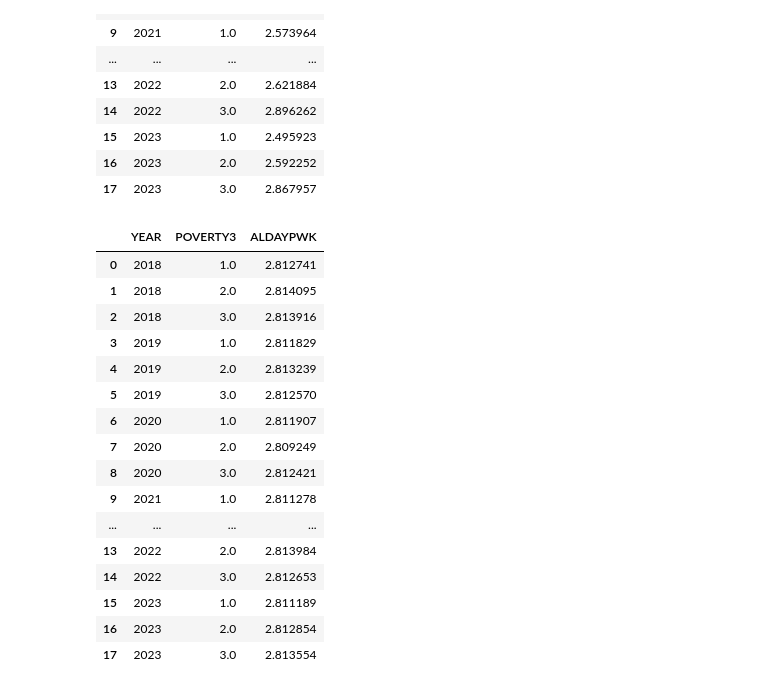
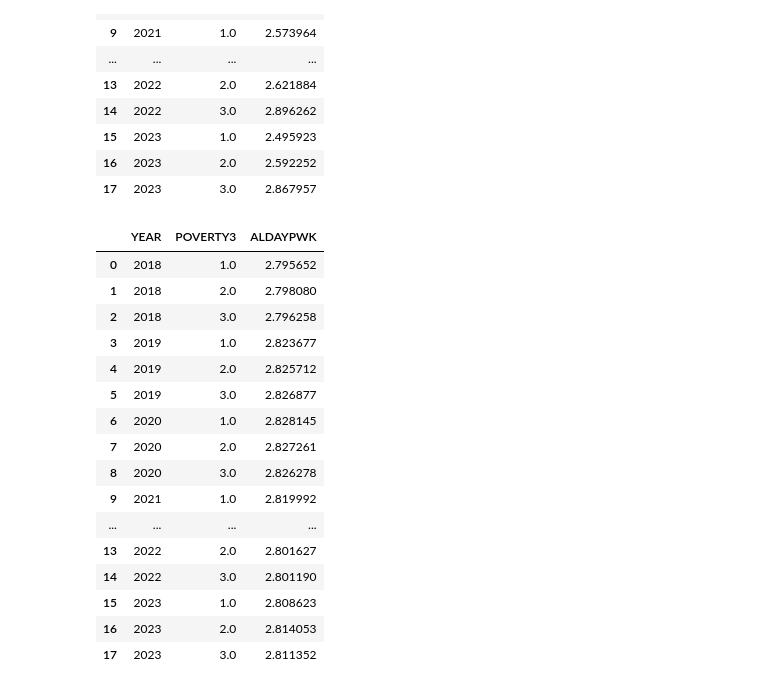
Before and after one commit to AdamTaylor1308/SEIS631_Final_Project, a Jupyter notebook: RawDataReads/5_testing_relationships.ipynb, the cells around one changed output. Cells and saved outputs as stored; diff of their text form; code cells hidden in the pictures.

```diff
--- a/RawDataReads/5_testing_relationships.ipynb
+++ b/RawDataReads/5_testing_relationships.ipynb
@@ -7,0 +20,13 @@ df18_23 = pd.read_csv('../Data/ProducedData/refined_df18_23.csv')
+# %%
+ALmeans = dfdf.groupby('POVERTY3')['ALDAYPWK'].mean()
+AL_sim_means = [ALmeans]
+num_sim = 1000
+AL_col = dfdf['ALDAYPWK'].values
+
+for i in range(num_sim-1):
+    np.random.shuffle(AL_col)
+    dfdf['ALDAYPWK'] = AL_col
+    sim_mean = dfdf.groupby('POVERTY3')['ALDAYPWK'].mean()
+    AL_sim_means.append(sim_mean)
+
+AL_sim_means_df = pd.DataFrame(AL_sim_means).reset_index()
@@ -43,35 +136,33 @@ dfdf = df18_23[['YEAR','POVERTY3','ALDAYPWK']].dropna()
 # %%
 APK_means = [ALPWK_pov_means]
 num_sim = 1000
-for_sim = dfdf.copy()
-ALDAYPWK_cols = for_sim['ALDAYPWK'].to_list()
+df_perm = dfdf.copy()
 
-for i in range(num_sim-1):
-    np.random.shuffle(ALDAYPWK_cols)
-    for_sim['ALDAYPWK'] = ALDAYPWK_cols
-    sim_means = for_sim.groupby(['YEAR','POVERTY3'])['ALDAYPWK'].mean().reset_index()
+for i in range(num_sim - 1):
+    df_perm['ALDAYPWK_perm'] = (df_perm.groupby('YEAR')['ALDAYPWK'].transform(lambda x: np.random.permutation(x)))
+    sim_means = (df_perm.groupby(['YEAR','POVERTY3'])['ALDAYPWK_perm'].mean().reset_index().rename(columns={'ALDAYPWK_perm':'ALDAYPWK'}))
     APK_means.append(sim_means)
 
 APK_means_df = pd.concat(APK_means, keys=range(num_sim))
 APK_means_df.groupby(['YEAR','POVERTY3'])['ALDAYPWK'].mean().reset_index()
 # %% [output]
 |  | YEAR | POVERTY3 | ALDAYPWK |
-| 0 | 2018 | 1.0 | 2.812741 |
-| 1 | 2018 | 2.0 | 2.814095 |
-| 2 | 2018 | 3.0 | 2.813916 |
-| 3 | 2019 | 1.0 | 2.811829 |
-| 4 | 2019 | 2.0 | 2.813239 |
-| 5 | 2019 | 3.0 | 2.812570 |
-| 6 | 2020 | 1.0 | 2.811907 |
-| 7 | 2020 | 2.0 | 2.809249 |
-| 8 | 2020 | 3.0 | 2.812421 |
-| 9 | 2021 | 1.0 | 2.811278 |
+| 0 | 2018 | 1.0 | 2.795652 |
+| 1 | 2018 | 2.0 | 2.798080 |
+| 2 | 2018 | 3.0 | 2.796258 |
+| 3 | 2019 | 1.0 | 2.823677 |
+| 4 | 2019 | 2.0 | 2.825712 |
+| 5 | 2019 | 3.0 | 2.826877 |
+| 6 | 2020 | 1.0 | 2.828145 |
+| 7 | 2020 | 2.0 | 2.827261 |
+| 8 | 2020 | 3.0 | 2.826278 |
+| 9 | 2021 | 1.0 | 2.819992 |
 | ... | ... | ... | ... |
-| 13 | 2022 | 2.0 | 2.813984 |
-| 14 | 2022 | 3.0 | 2.812653 |
-| 15 | 2023 | 1.0 | 2.811189 |
-| 16 | 2023 | 2.0 | 2.812854 |
-| 17 | 2023 | 3.0 | 2.813554 |
+| 13 | 2022 | 2.0 | 2.801627 |
+| 14 | 2022 | 3.0 | 2.801190 |
+| 15 | 2023 | 1.0 | 2.808623 |
+| 16 | 2023 | 2.0 | 2.814053 |
+| 17 | 2023 | 3.0 | 2.811352 |
 # %%
 APKgrouped = APK_means_df.groupby(['YEAR','POVERTY3'])['ALDAYPWK'].mean().reset_index()
 
```
Also changed, not shown: parts of 15 cells of this notebook, 9 other files.
